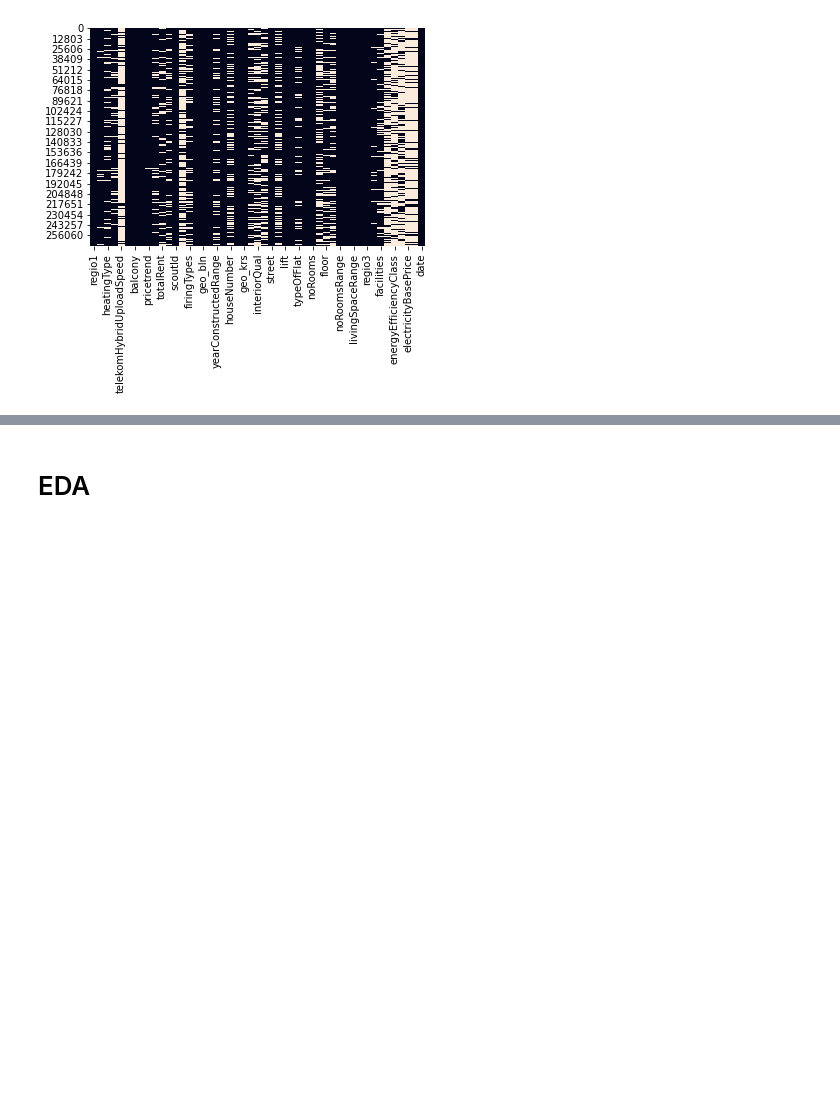
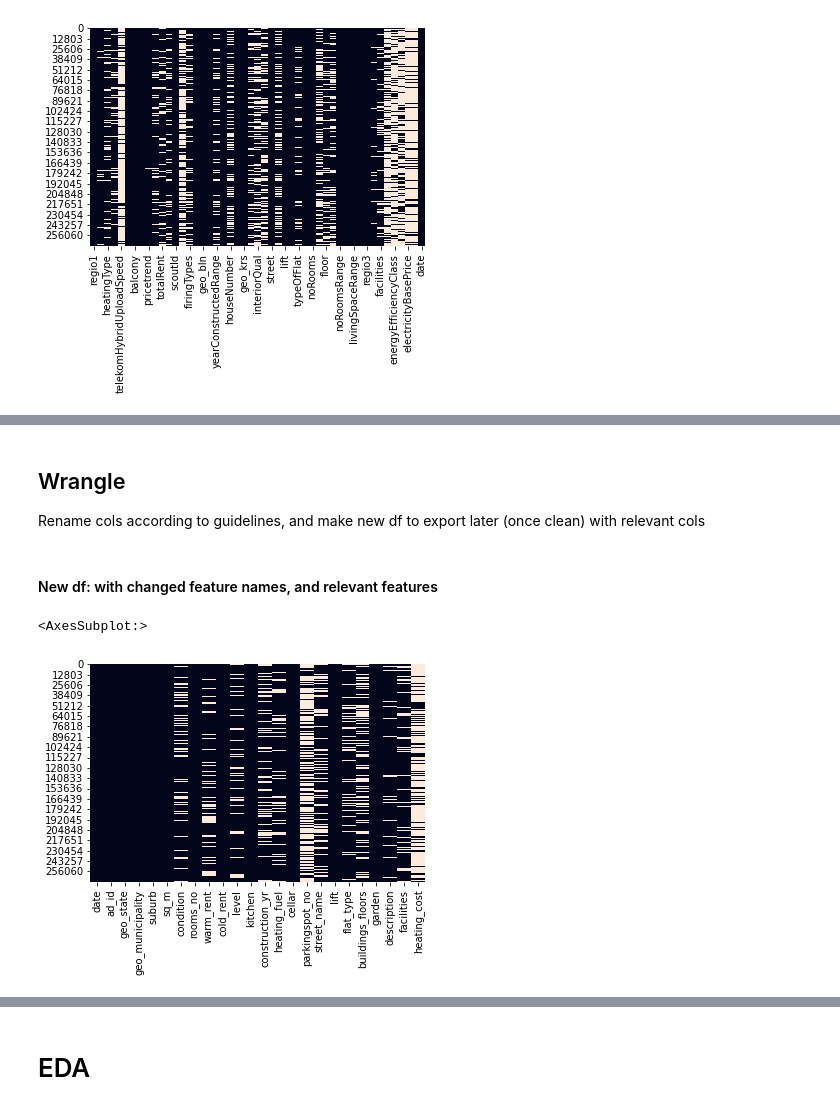
Before and after one commit to Shea-g/Germany_Rental_Market_Dashboard, a Jupyter notebook: wrangling.ipynb, the cells around one changed output, grey strips where cells are left out. Drawn from its saved outputs; the diff is of its cells as text; code cells hidden in the pictures; blank space fills up the shorter version.

Commit message:
wrangle has commenced, new table with better feature labels done

```diff
--- a/wrangling.ipynb
+++ b/wrangling.ipynb
@@ -49,0 +51,41 @@ Subset dfs for analysis
+# %% [markdown]
+## Wrangle
+
+Rename cols according to guidelines, and make new df to export later (once clean) with relevant cols
+# %%
+df['heating_fuel'] = df['firingTypes']
+# %%
+df['heating_type']=df['heatingType']
+df['cable_tv'] = df['telekomTvOffer']
+df['net_speed'] = df['telekomUploadSpeed']
+df['new'] = df['newlyConst']
+df['warm_rent'] = df['totalRent']
+df['construction_yr'] = df['yearConstructed']
+df['cold_rent'] = df['baseRent']
+df['ad_id'] = df['scoutId'] #rmv no Id?
+df['parkingspot_no'] = df['noParkSpaces'] #NaN to 0
+df['heating_fuel'] = df['firingTypes']
+df['kitchen'] = df['hasKitchen']
+df['geo_state'] = df['geo_bln']
+df['sq_m'] = df['livingSpace']
+df['geo_municipality'] = df['geo_krs']
+df['pets'] = df['petsAllowed']
+df['street_name'] = df['streetPlain']#be careful not to confused with street (not cleaned)
+df['geo_postcode'] = df['geo_plz']
+df['rooms_no'] = df['noRooms']
+df['level'] = df['floor']
+df['buildings_floors'] = df['numberOfFloors']
+df['suburb'] = df['regio3']
+df['flat_type'] = df['typeOfFlat']
+df['heating_cost'] = df['heatingCosts']
+df['energy_efficiency'] = df['energyEfficiencyClass']
+df['last_refurbish'] = df['lastRefurbish'] #datatype!! beware (float, but year actually)
+# %% [markdown]
+#### New df: with changed feature names, and relevant features
+# %%
+rentals = df[[ 'date', 'ad_id','geo_state', 'geo_municipality', 'suburb', 'sq_m','condition','rooms_no', 'warm_rent','cold_rent', 'level', 'kitchen', 'construction_yr','heating_fuel','cellar', 'parkingspot_no','street_name', 'lift','flat_type', 'buildings_floors', 'garden','description','facilities','heating_cost',]]
+# %%
+sns.heatmap(rentals.isnull(), cbar=False) #get rid of those without warm or cold rent? or advanced fill method?
+# %% [output]
+<AxesSubplot:>
+[figure, added]
```
Also changed, not shown: parts of 11 cells of this notebook.
